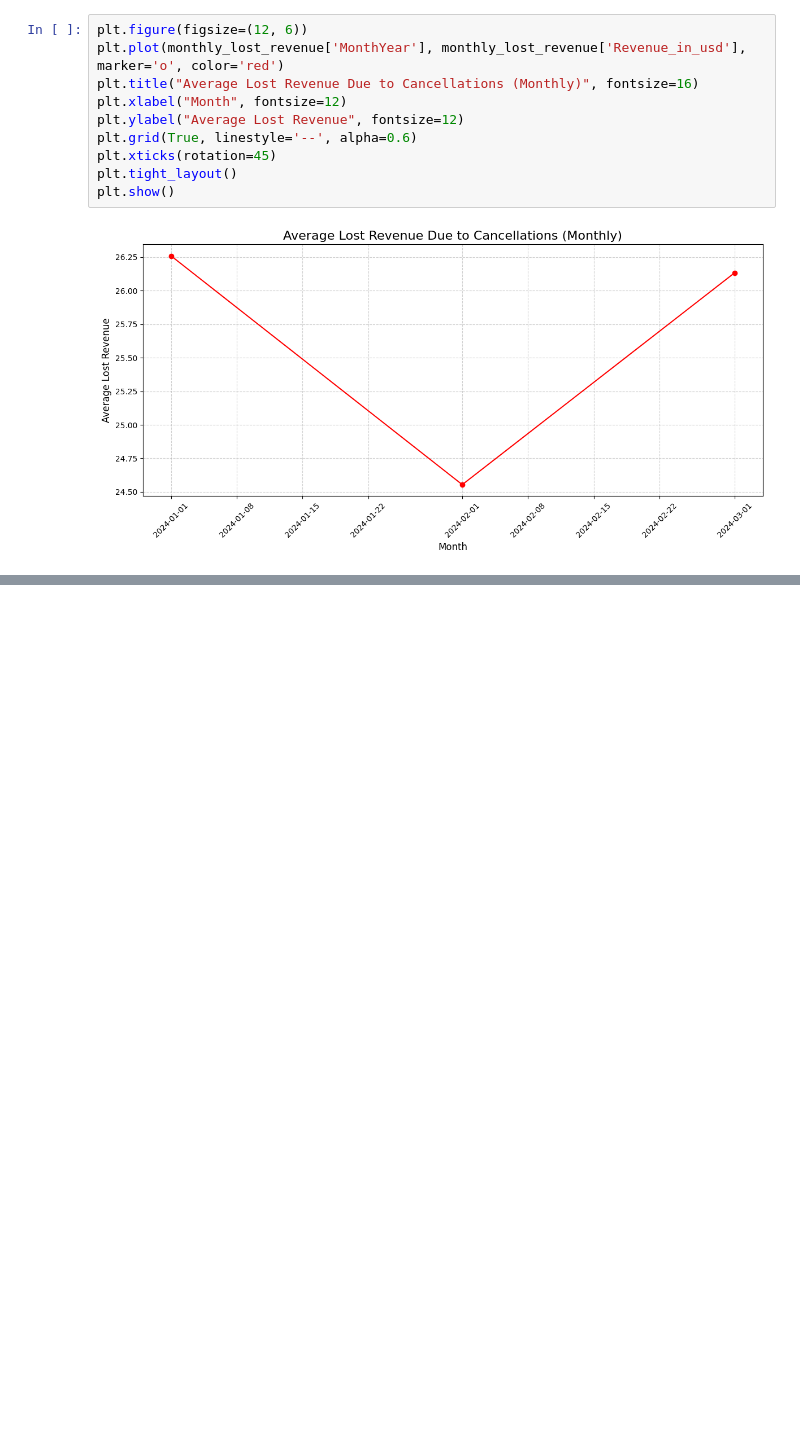
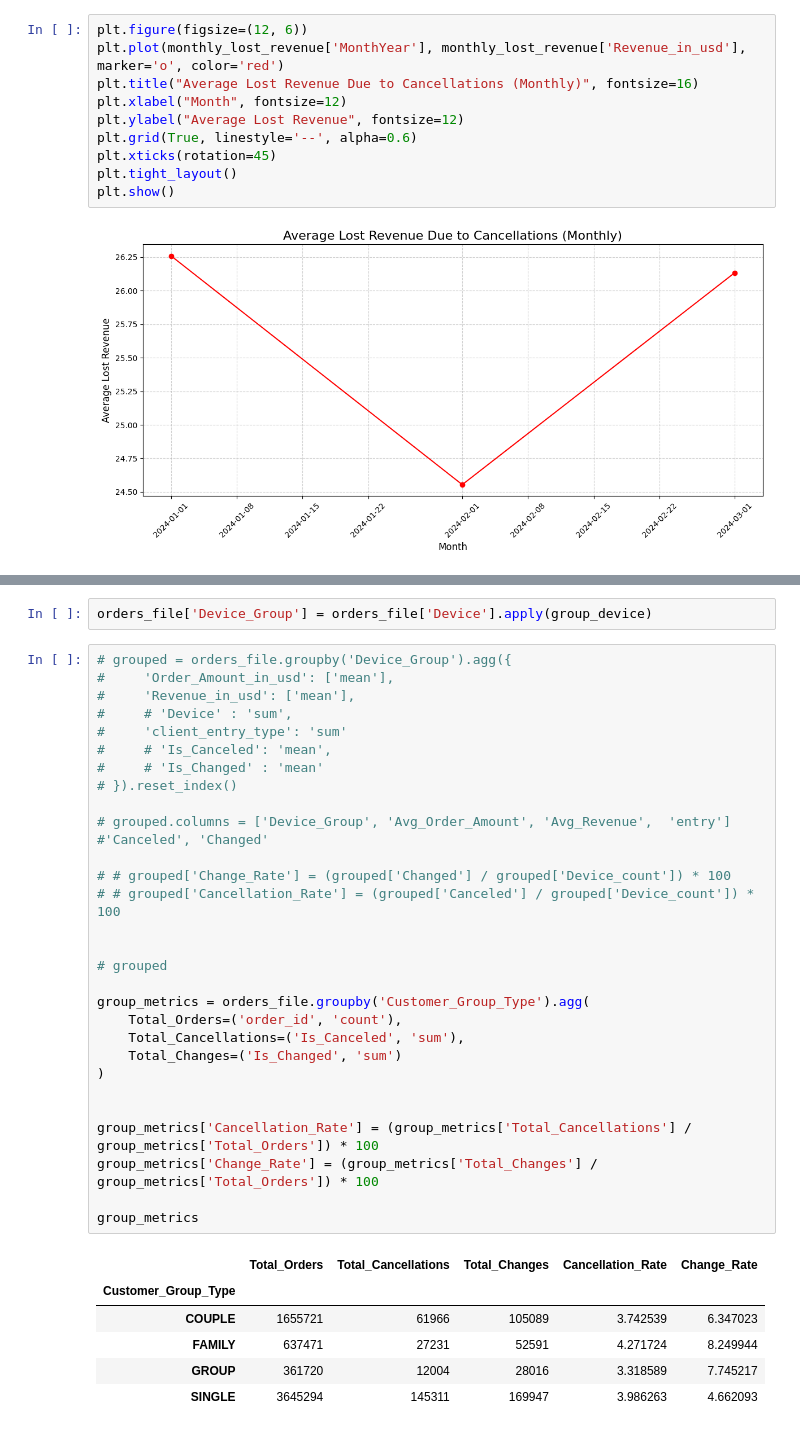
Before and after one commit to MinaBadri/MinaBadri-20250117, a Jupyter notebook: orders_preview.ipynb, the cells around one changed output, grey strips where cells are left out. Saved outputs shown, nothing was run; the diff lists cells and outputs as text; blank space fills up the shorter version.

```diff
--- a/orders_preview.ipynb
+++ b/orders_preview.ipynb
@@ -548,0 +570,38 @@ plt.show()
+# %%
+orders_file['Device_Group'] = orders_file['Device'].apply(group_device)
+# %%
+# grouped = orders_file.groupby('Device_Group').agg({
+#     'Order_Amount_in_usd': ['mean'],
+#     'Revenue_in_usd': ['mean'],
+#     # 'Device' : 'sum',
+#     'client_entry_type': 'sum'
+#     # 'Is_Canceled': 'mean',
+#     # 'Is_Changed' : 'mean'
+# }).reset_index()
+
+# grouped.columns = ['Device_Group', 'Avg_Order_Amount', 'Avg_Revenue',  'entry'] #'Canceled', 'Changed'
+
+# # grouped['Change_Rate'] = (grouped['Changed'] / grouped['Device_count']) * 100
+# # grouped['Cancellation_Rate'] = (grouped['Canceled'] / grouped['Device_count']) * 100
+
+
+# grouped
+
+group_metrics = orders_file.groupby('Customer_Group_Type').agg(
+    Total_Orders=('order_id', 'count'),
+    Total_Cancellations=('Is_Canceled', 'sum'),
+    Total_Changes=('Is_Changed', 'sum')
+)
+
+
+group_metrics['Cancellation_Rate'] = (group_metrics['Total_Cancellations'] / group_metrics['Total_Orders']) * 100
+group_metrics['Change_Rate'] = (group_metrics['Total_Changes'] / group_metrics['Total_Orders']) * 100
+
+group_metrics
+# %% [output]
+|  | Total_Orders | Total_Cancellations | Total_Changes | Cancellation_Rate | Change_Rate |
+| Customer_Group_Type |  |  |  |  |  |
+| COUPLE | 1655721 | 61966 | 105089 | 3.742539 | 6.347023 |
+| FAMILY | 637471 | 27231 | 52591 | 4.271724 | 8.249944 |
+| GROUP | 361720 | 12004 | 28016 | 3.318589 | 7.745217 |
+| SINGLE | 3645294 | 145311 | 169947 | 3.986263 | 4.662093 |
```
Also changed, not shown: parts of 8 cells of this notebook, 1 other file.
